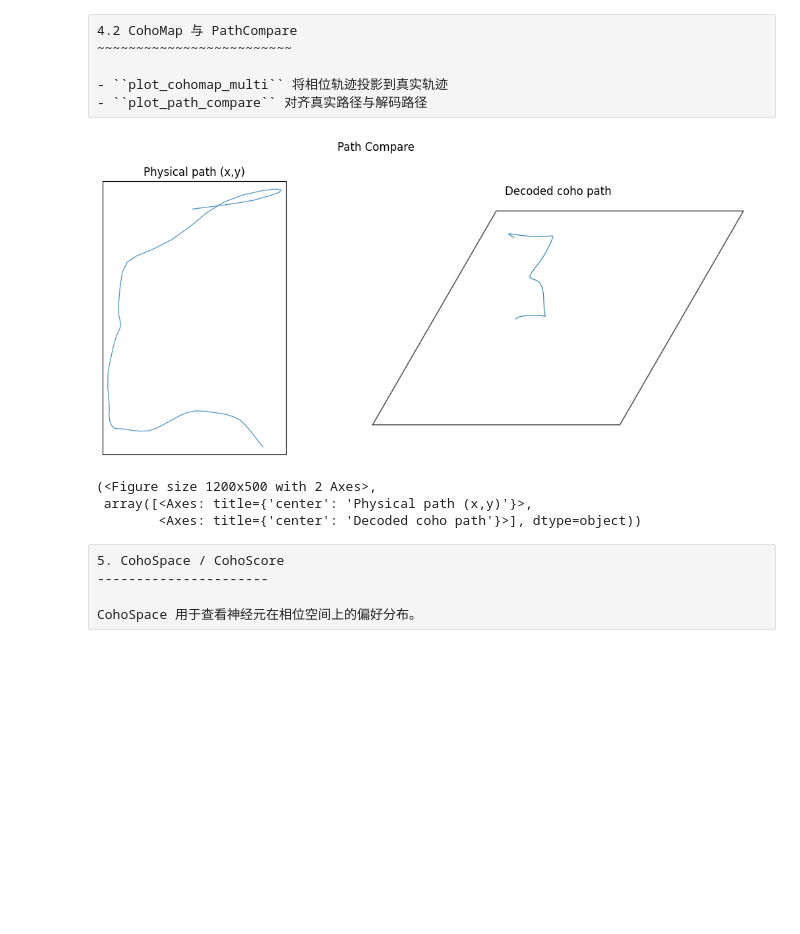
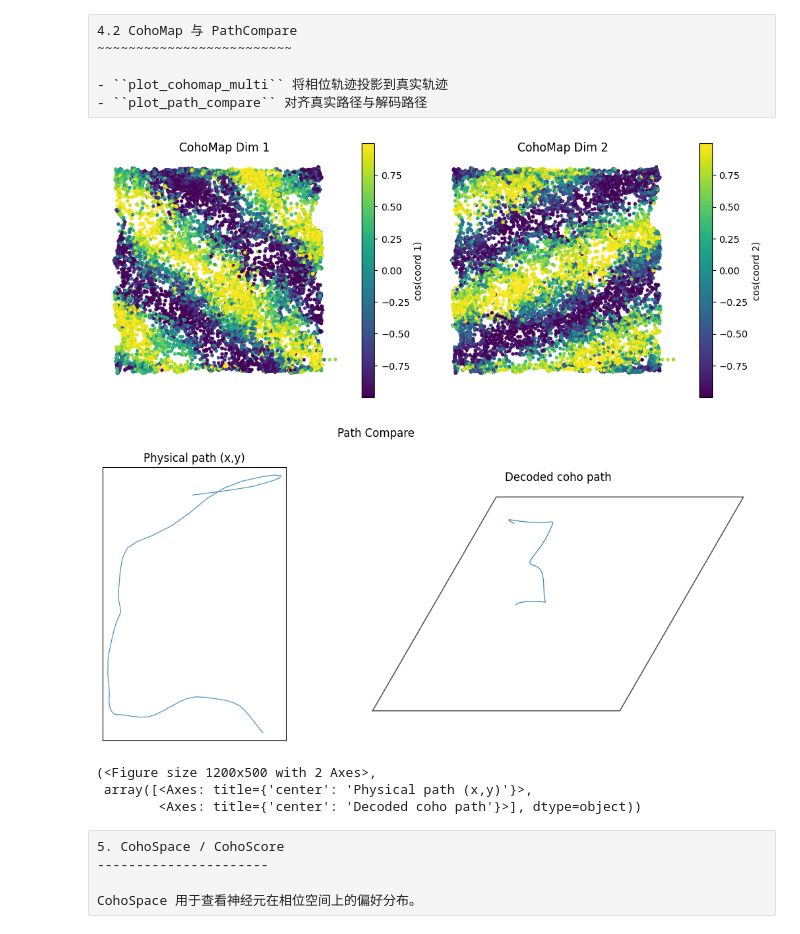
Before and after one commit to Routhleck/canns, a Jupyter notebook: docs/zh/3_full_detail_tutorials/02_data_analysis/01_asa_pipeline.ipynb, the cells around one changed output. Drawn from its saved outputs; the diff is of its cells as text; code cells hidden in the pictures; blank space fills up the shorter version.

```diff
--- a/docs/zh/3_full_detail_tutorials/02_data_analysis/01_asa_pipeline.ipynb
+++ b/docs/zh/3_full_detail_tutorials/02_data_analysis/01_asa_pipeline.ipynb
@@ -276,35 +276,36 @@ dict_keys(['coords', 'coordsbox', 'times', 'times_box', 'centcosall', 'centsinal
 import numpy as np
 from canns.analyzer.visualization import PlotConfigs
 
 # CohoMap
-cohomap_cfg = PlotConfigs.cohomap(show=False)
+cohomap_cfg = PlotConfigs.cohomap(show=True)
 
 data.plot_cohomap_multi(
     decoding_result=decoding,
     position_data={"x": grid_data["x"], "y": grid_data["y"]},
     config=cohomap_cfg,
 )
 
 # PathCompare
 coords = np.asarray(decoding.get("coords"))
 
 t_use, x_use, y_use, coords_use, _ = data.align_coords_to_position(
     t_full=np.asarray(grid_data["t"]).ravel()[200:260],
     x_full=np.asarray(grid_data["x"]).ravel()[200:260],
     y_full=np.asarray(grid_data["y"]).ravel()[200:260],
     coords2=coords,
     use_box=True,
     times_box=decoding.get("times_box", None),
     interp_to_full=True,
 )
 
 coords_use = data.apply_angle_scale(coords_use, "rad")
 
 path_cfg = PlotConfigs.path_compare(show=True)
 
 data.plot_path_compare(x_use, y_use, coords_use, config=path_cfg)
 # %% [output]
-[figure, old version]
+[figure, new version]
+[figure, added]
 (<Figure size 1200x500 with 2 Axes>,
  array([<Axes: title={'center': 'Physical path (x,y)'}>,
         <Axes: title={'center': 'Decoded coho path'}>], dtype=object))
```
